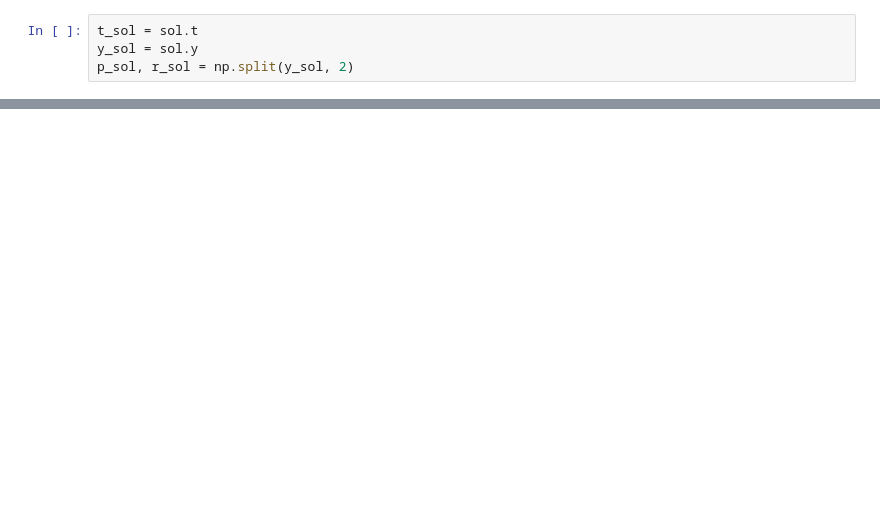
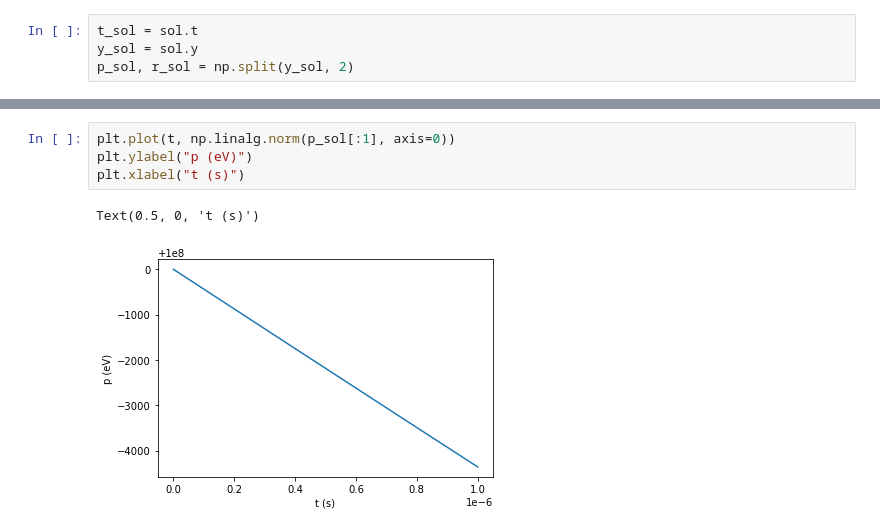
Before and after one commit to jvonk/CRES, a Jupyter notebook: Particle Motion.ipynb, the cells around one changed output, grey strips where cells are left out. Drawn from its saved outputs; the diff is of its cells as text; blank space fills up the shorter version.

```diff
--- a/Particle Motion.ipynb
+++ b/Particle Motion.ipynb
@@ -90,0 +112,7 @@ plot3D(axs[1], r, t, "r_", " (m)")
+# %%
+plt.plot(t, np.linalg.norm(p_sol[:1], axis=0))
+plt.ylabel("p (eV)")
+plt.xlabel("t (s)")
+# %% [output]
+Text(0.5, 0, 't (s)')
+[figure, added]
```
Also changed, not shown: parts of 17 cells of this notebook, 2 other files.
